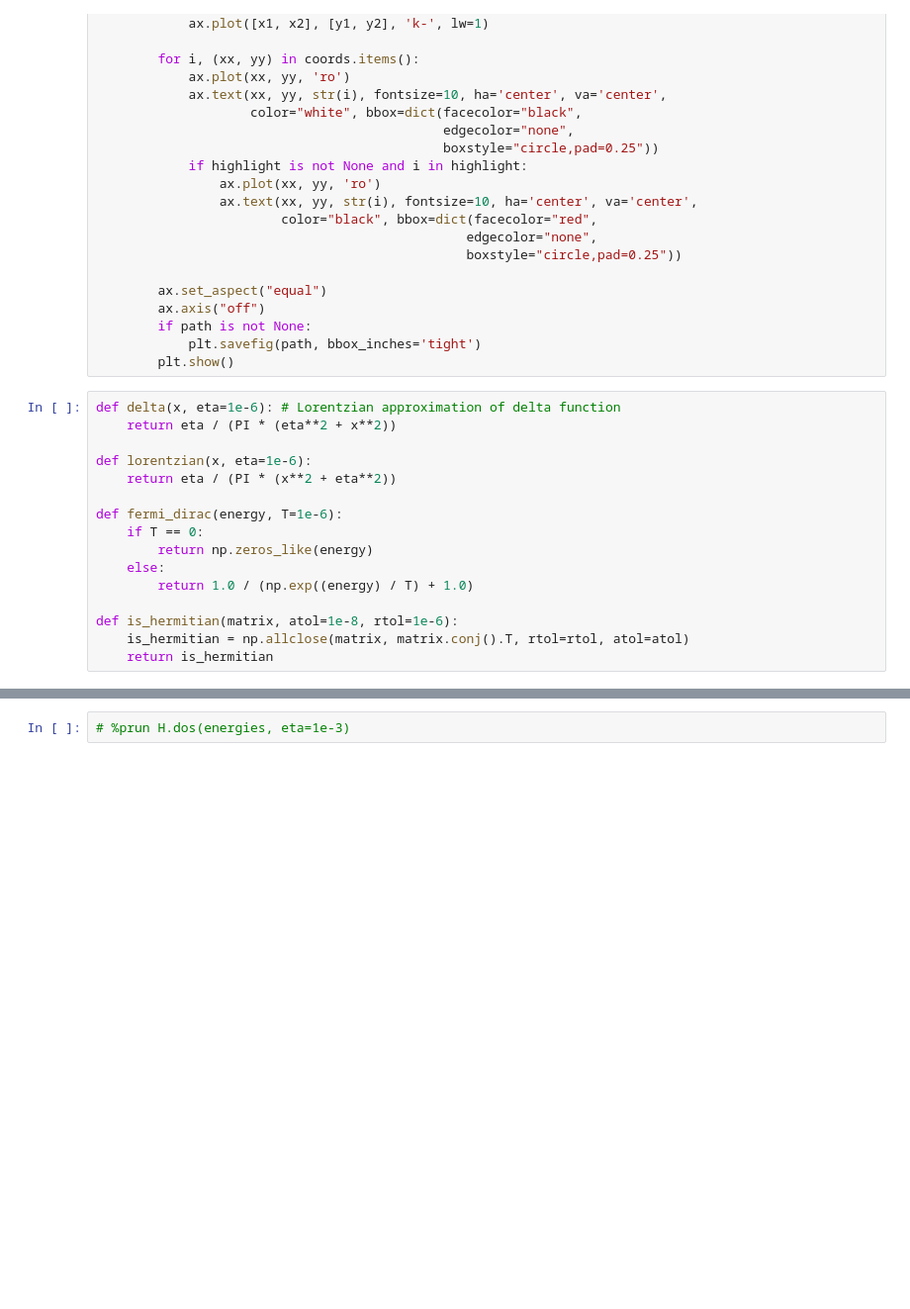
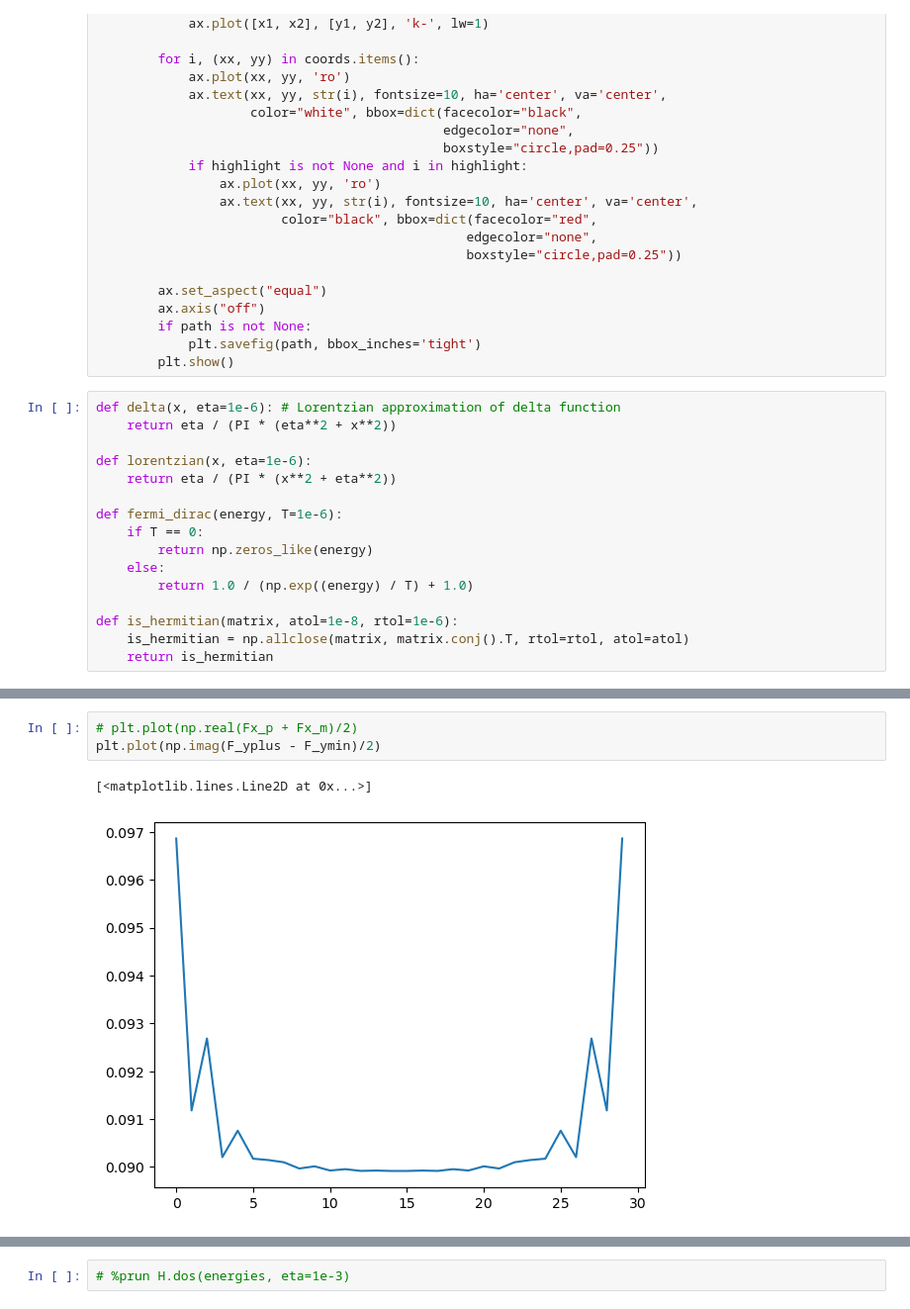
Before and after one commit to emilssp/master-thesis-codebase, a Jupyter notebook: notebooks/v2.1.ipynb, the cells around one changed output, grey strips where cells are left out. Shown at 99% size. Drawn from its saved outputs; the diff is of its cells as text; blank space fills up the shorter version.

```diff
--- a/notebooks/v2.1.ipynb
+++ b/notebooks/v2.1.ipynb
@@ -403,2 +638,8 @@ True
+# %%
+# plt.plot(np.real(Fx_p + Fx_m)/2)
+plt.plot(np.imag(F_yplus - F_ymin)/2)
+# %% [output]
+[<matplotlib.lines.Line2D at 0x...>]
+[figure, added]
 # %%
 energies = np.linspace(-4,7,1000)
```
Also changed, not shown: parts of 16 cells of this notebook, 4 other files.
